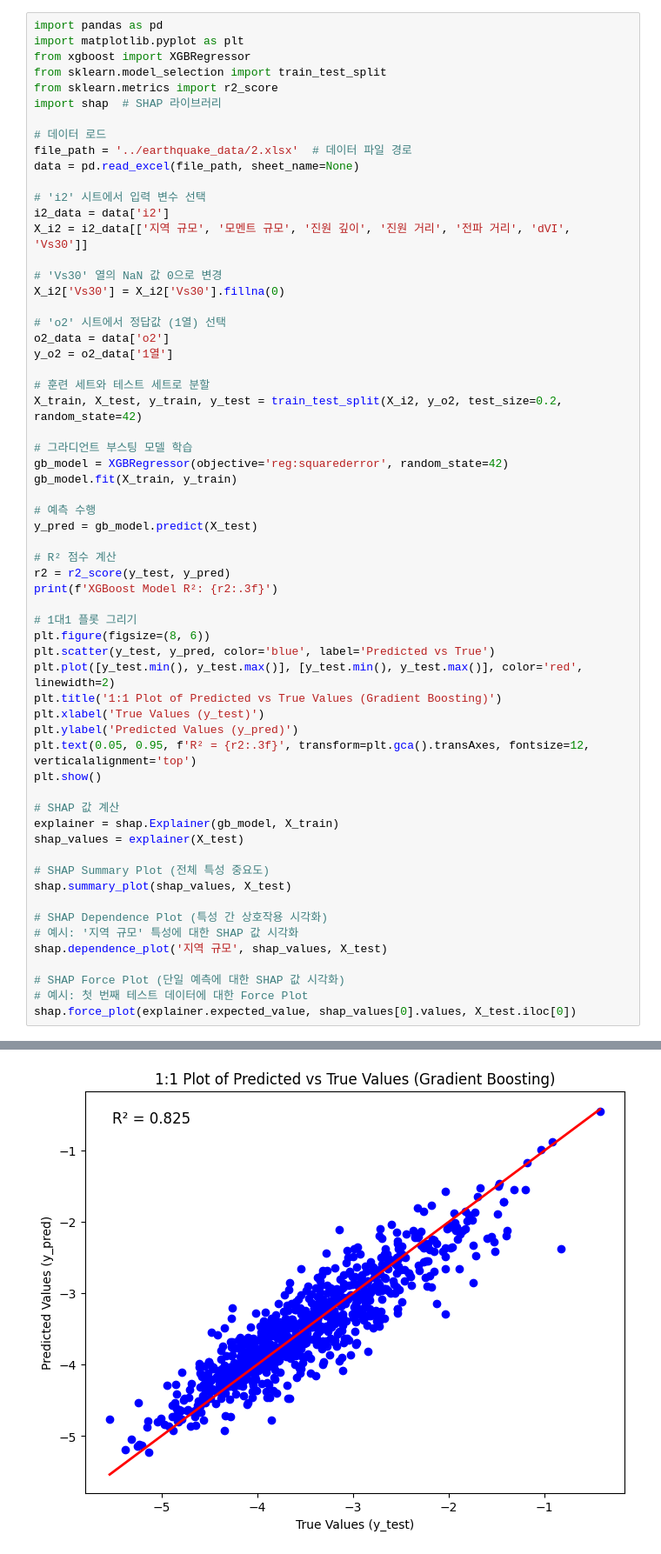
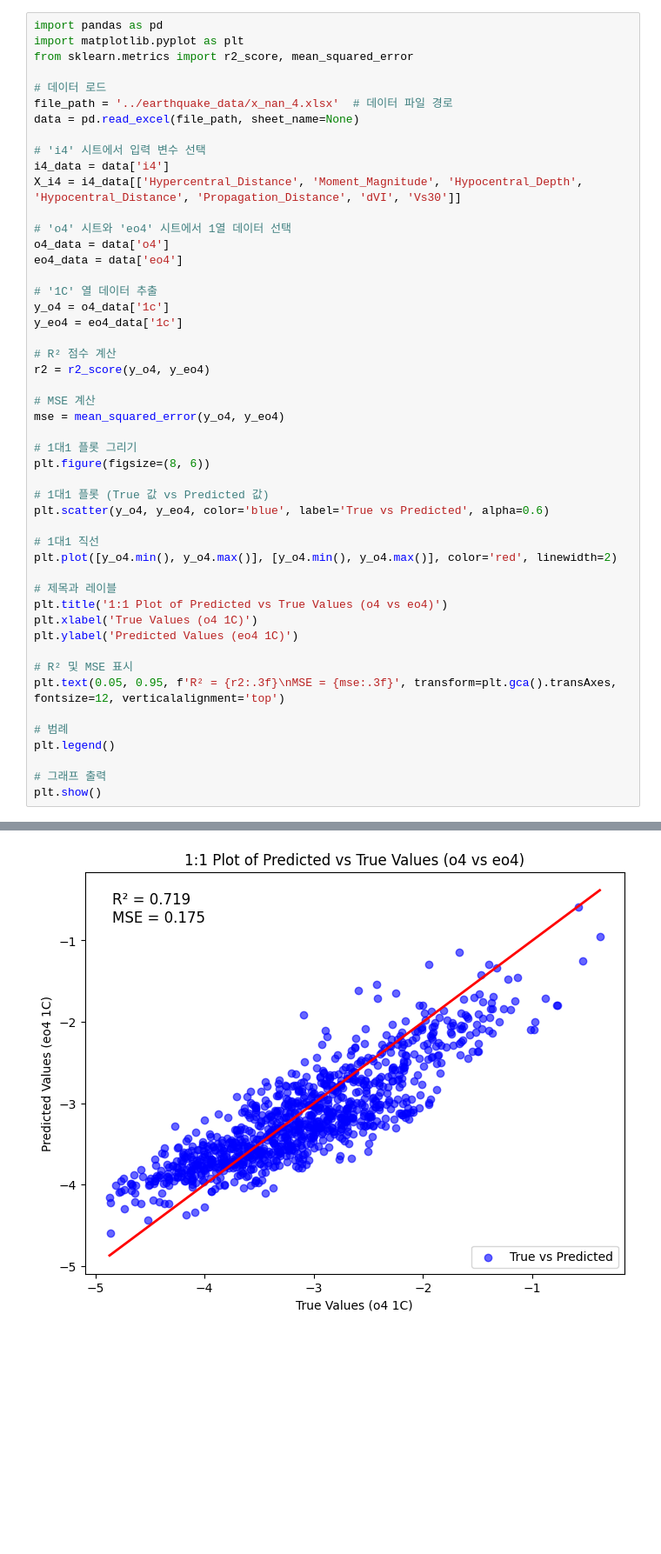
Before and after one commit to kosb123/Punching-shear, a Jupyter notebook: earthquake_code/test.ipynb, the cells around one changed output, grey strips where cells are left out. Shown at 87% size. Drawn from its saved outputs; the diff is of its cells as text; blank space fills up the shorter version.

```diff
--- a/earthquake_code/test.ipynb
+++ b/earthquake_code/test.ipynb
@@ -101,62 +346,50 @@ XGBoost Model R²: 0.825
 # %%
 import pandas as pd
 import matplotlib.pyplot as plt
-from xgboost import XGBRegressor
-from sklearn.model_selection import train_test_split
-from sklearn.metrics import r2_score
-import shap  # SHAP 라이브러리
+from sklearn.metrics import r2_score, mean_squared_error
 
 # 데이터 로드
-file_path = '../earthquake_data/2.xlsx'  # 데이터 파일 경로
+file_path = '../earthquake_data/x_nan_4.xlsx'  # 데이터 파일 경로
 data = pd.read_excel(file_path, sheet_name=None)
 
-# 'i2' 시트에서 입력 변수 선택
-i2_data = data['i2']
-X_i2 = i2_data[['지역 규모', '모멘트 규모', '진원 깊이', '진원 거리', '전파 거리', 'dVI', 'Vs30']]
+# 'i4' 시트에서 입력 변수 선택
+i4_data = data['i4']
+X_i4 = i4_data[['Hypercentral_Distance', 'Moment_Magnitude', 'Hypocentral_Depth', 'Hypocentral_Distance', 'Propagation_Distance', 'dVI', 'Vs30']]
 
-# 'Vs30' 열의 NaN 값 0으로 변경
-X_i2['Vs30'] = X_i2['Vs30'].fillna(0)
+# 'o4' 시트와 'eo4' 시트에서 1열 데이터 선택
+o4_data = data['o4']
+eo4_data = data['eo4']
 
-# 'o2' 시트에서 정답값 (1열) 선택
-o2_data = data['o2']
-y_o2 = o2_data['1열']
-
-# 훈련 세트와 테스트 세트로 분할
-X_train, X_test, y_train, y_test = train_test_split(X_i2, y_o2, test_size=0.2, random_state=42)
-
-# 그라디언트 부스팅 모델 학습
-gb_model = XGBRegressor(objective='reg:squarederror', random_state=42)
-gb_model.fit(X_train, y_train)
-
-# 예측 수행
-y_pred = gb_model.predict(X_test)
+# '1C' 열 데이터 추출
+y_o4 = o4_data['1c']
+y_eo4 = eo4_data['1c']
 
 # R² 점수 계산
-r2 = r2_score(y_test, y_pred)
-print(f'XGBoost Model R²: {r2:.3f}')
+r2 = r2_score(y_o4, y_eo4)
+
+# MSE 계산
+mse = mean_squared_error(y_o4, y_eo4)
 
 # 1대1 플롯 그리기
 plt.figure(figsize=(8, 6))
-plt.scatter(y_test, y_pred, color='blue', label='Predicted vs True')
-plt.plot([y_test.min(), y_test.max()], [y_test.min(), y_test.max()], color='red', linewidth=2)
-plt.title('1:1 Plot of Predicted vs True Values (Gradient Boosting)')
-plt.xlabel('True Values (y_test)')
-plt.ylabel('Predicted Values (y_pred)')
-plt.text(0.05, 0.95, f'R² = {r2:.3f}', transform=plt.gca().transAxes, fontsize=12, verticalalignment='top')
+
+# 1대1 플롯 (True 값 vs Predicted 값)
+plt.scatter(y_o4, y_eo4, color='blue', label='True vs Predicted', alpha=0.6)
+
+# 1대1 직선
+plt.plot([y_o4.min(), y_o4.max()], [y_o4.min(), y_o4.max()], color='red', linewidth=2)
+
+# 제목과 레이블
+plt.title('1:1 Plot of Predicted vs True Values (o4 vs eo4)')
+plt.xlabel('True Values (o4 1C)')
+plt.ylabel('Predicted Values (eo4 1C)')
+
+# R² 및 MSE 표시
+plt.text(0.05, 0.95, f'R² = {r2:.3f}\nMSE = {mse:.3f}', transform=plt.gca().transAxes, fontsize=12, verticalalignment='top')
+
+# 범례
+plt.legend()
+
+# 그래프 출력
 plt.show()
-
-# SHAP 값 계산
-explainer = shap.Explainer(gb_model, X_train)
-shap_values = explainer(X_test)
-
-# SHAP Summary Plot (전체 특성 중요도)
-shap.summary_plot(shap_values, X_test)
-
-# SHAP Dependence Plot (특성 간 상호작용 시각화)
-# 예시: '지역 규모' 특성에 대한 SHAP 값 시각화
-shap.dependence_plot('지역 규모', shap_values, X_test)
-
-# SHAP Force Plot (단일 예측에 대한 SHAP 값 시각화)
-# 예시: 첫 번째 테스트 데이터에 대한 Force Plot
-shap.force_plot(explainer.expected_value, shap_values[0].values, X_test.iloc[0])
 # %% [output]
@@ -164 +396 @@ XGBoost Model R²: 0.825
-[figure, old version]
+[figure, new version]
```
Also changed, not shown: parts of 12 cells of this notebook, 3 other files.
